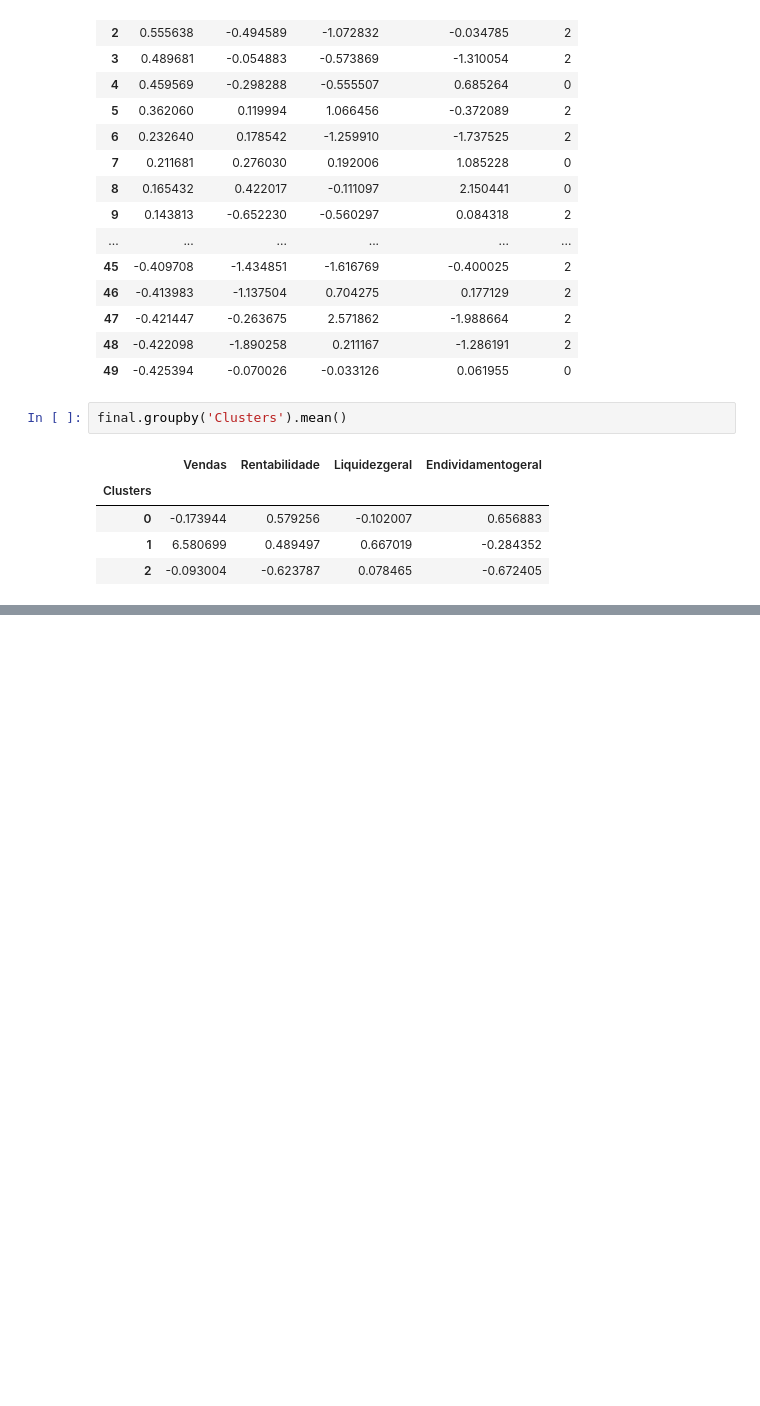
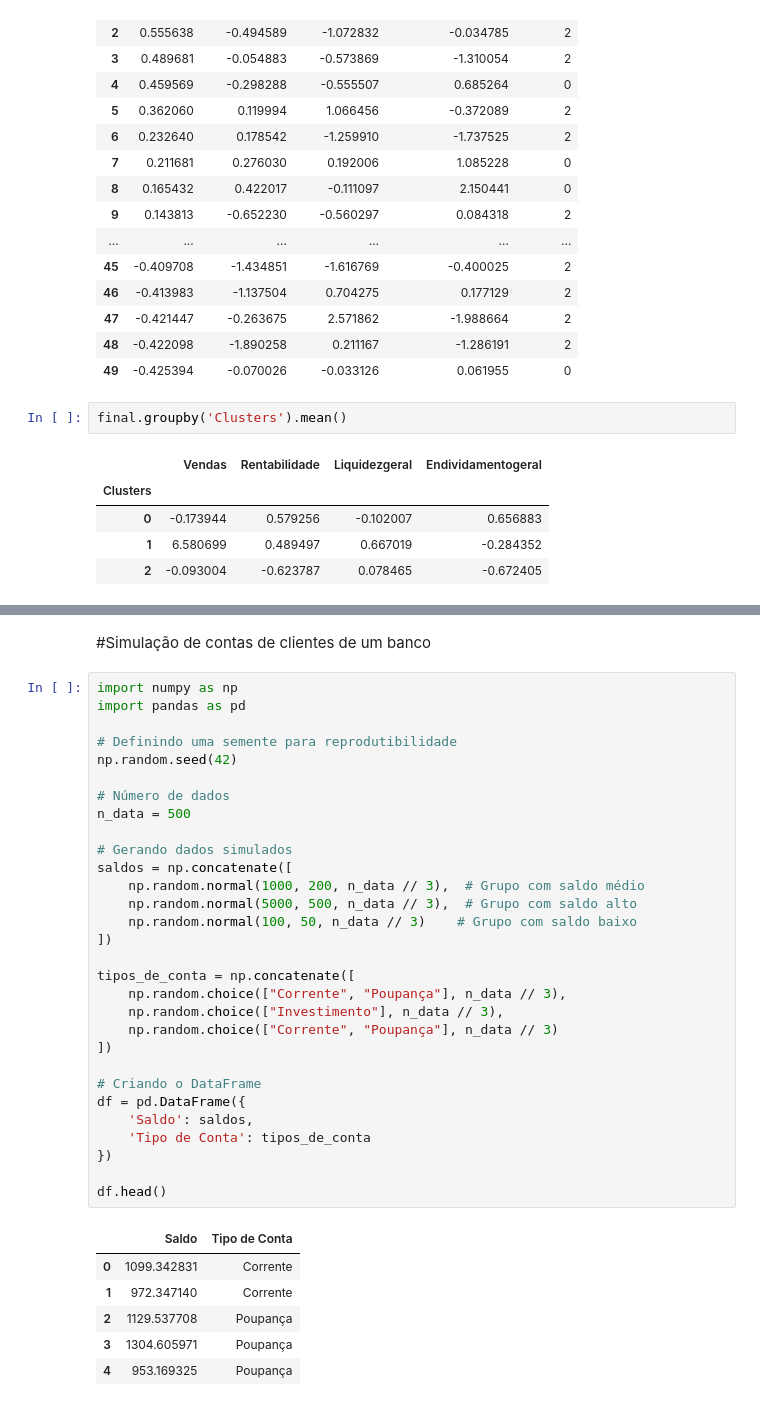
Before and after one commit to daniel-usp/FIA, a Jupyter notebook: Clusters/K_Means_FIA.ipynb, the cells around one changed output, grey strips where cells are left out. Cells and saved outputs as stored; diff of their text form; blank space fills up the shorter version.

```diff
--- a/Clusters/K_Means_FIA.ipynb
+++ b/Clusters/K_Means_FIA.ipynb
@@ -258,3 +258,42 @@ The default value of `n_init` will change from 10 to 'auto' in 1.4. Set the valu
 
 The default value of `n_init` will change from 10 to 'auto' in 1.4. Set the value of `n_init` explicitly to suppress the warning
 [interactive output not drawn]
+# %% [markdown]
+#Simulação de contas de clientes de um banco
+# %%
+import numpy as np
+import pandas as pd
+
+# Definindo uma semente para reprodutibilidade
+np.random.seed(42)
+
+# Número de dados
+n_data = 500
+
+# Gerando dados simulados
+saldos = np.concatenate([
+    np.random.normal(1000, 200, n_data // 3),  # Grupo com saldo médio
+    np.random.normal(5000, 500, n_data // 3),  # Grupo com saldo alto
+    np.random.normal(100, 50, n_data // 3)    # Grupo com saldo baixo
+])
+
+tipos_de_conta = np.concatenate([
+    np.random.choice(["Corrente", "Poupança"], n_data // 3),
+    np.random.choice(["Investimento"], n_data // 3),
+    np.random.choice(["Corrente", "Poupança"], n_data // 3)
+])
+
+# Criando o DataFrame
+df = pd.DataFrame({
+    'Saldo': saldos,
+    'Tipo de Conta': tipos_de_conta
+})
+
+df.head()
+# %% [output]
+|  | Saldo | Tipo de Conta |
+| 0 | 1099.342831 | Corrente |
+| 1 | 972.347140 | Corrente |
+| 2 | 1129.537708 | Poupança |
+| 3 | 1304.605971 | Poupança |
+| 4 | 953.169325 | Poupança |
```
Also changed, not shown: parts of 3 cells of this notebook.
